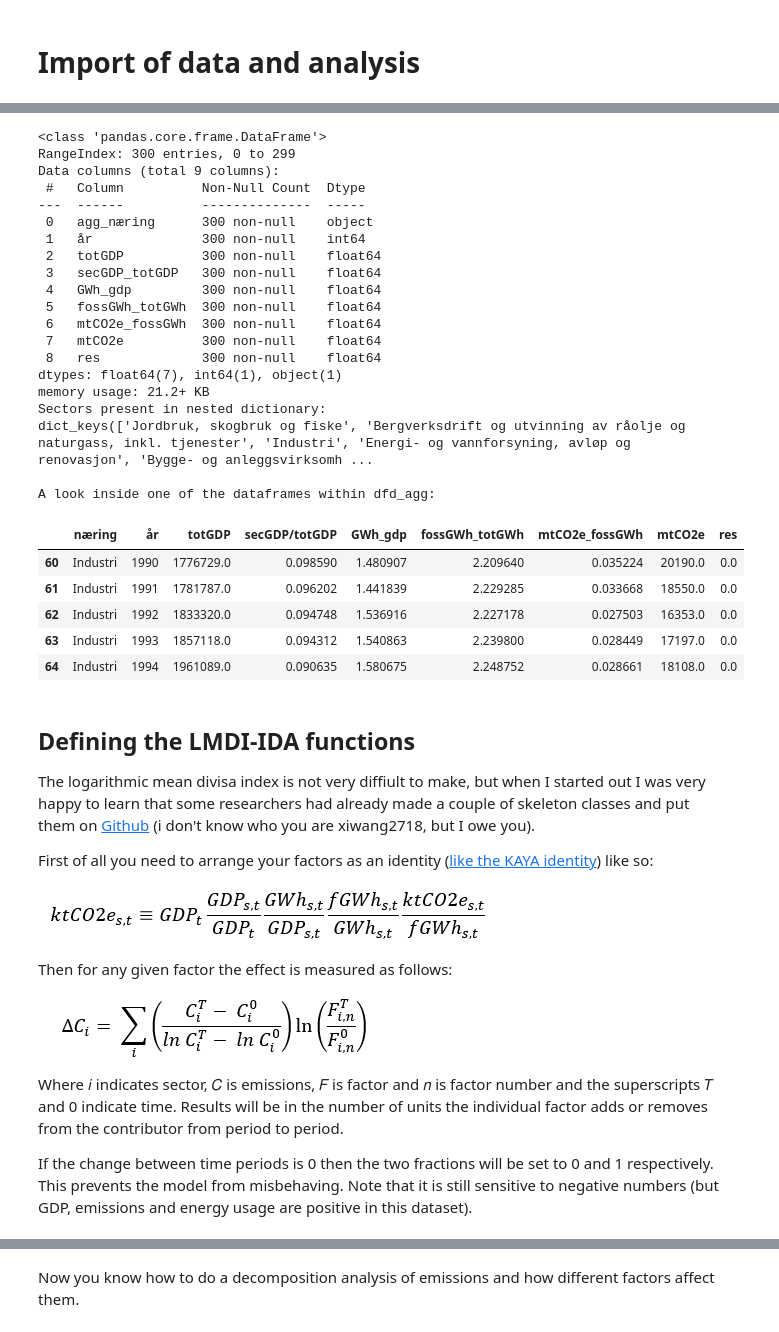
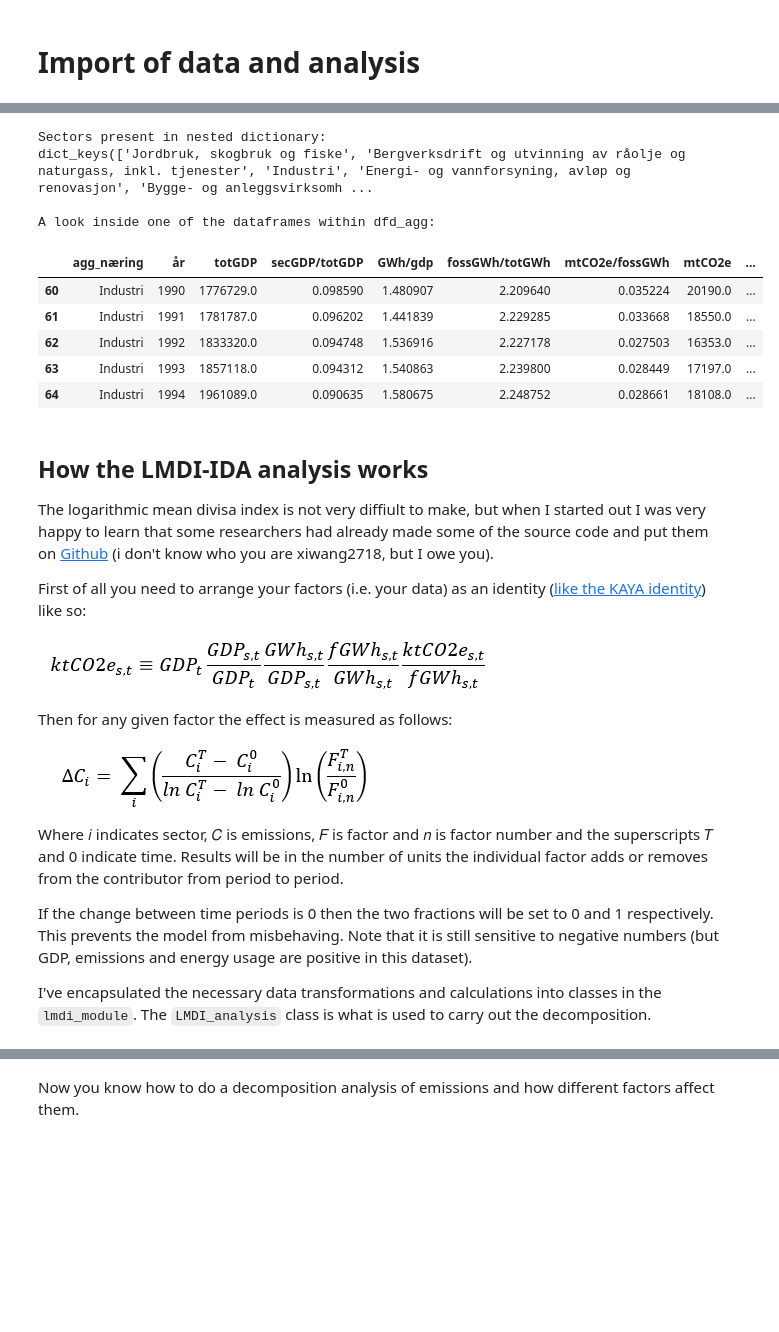
Before and after one commit to benediktgoodman/lmdi-ida-norway, a Jupyter notebook: LMDI-IDA-analysis.ipynb, the cells around one changed output, grey strips where cells are left out. Drawn from its saved outputs; the diff is of its cells as text; code cells hidden in the pictures; blank space fills up the shorter version.

```diff
--- a/LMDI-IDA-analysis.ipynb
+++ b/LMDI-IDA-analysis.ipynb
@@ -104,14 +34,0 @@ This function is necesary to ge the dataset on the right format for the analysis
-# %%
-def df_to_nested_dict(df):
-
-    #create unique list of sectors
-    sectors = df.næring.unique()
-
-    #create a data frame dictionary to store your data frames
-    dfd = {elem : pd.DataFrame for elem in sectors}
-
-    # Create nested dict where each dataframe containing sector number is key
-    for key in dfd.keys():
-        dfd[key] = df[:][df.næring == key]
-
-    return dfd # dict containing dataframes
@@ -140,59 +83,33 @@ def rename_shift_func(df):
 # %%
-df = pd.read_csv('../Data/Ferdige_data/LMDI_ready/sektor_kaya.csv')
-
-#Display variables in raw data, agg_næring indicates which sector data belongs to
-df.info()
-
-# Apply identity assurance function, yields errors if data is not identity
-df = df.pipe(identity_assurance_func)
-
-# Rename columns
-df = df.rename(columns={'agg_næring' : 'næring', 'secGDP_totGDP': 'secGDP/totGDP'})
+# Apply identity assurance function
+df = df.pipe(identity_assurance_func, factors, emissions_col)
 
 # Make nested dict of dataframes with næring as key
-dfd_agg = df_to_nested_dict(df)
+dfd_agg = df_to_nested_dict(df, "agg_næring")
 
-
-print('Sectors present in nested dictionary:')
+print("Sectors present in nested dictionary:")
 print(dfd_agg.keys())
 
 print()
-print('A look inside one of the dataframes within dfd_agg:')
-# A look inside one of the nested dictionaries
-dfd_agg['Industri'].head()
+print("A look inside one of the dataframes within dfd_agg:")
+dfd_agg["Industri"].head()
 # %% [output]
-<class 'pandas.core.frame.DataFrame'>
-RangeIndex: 300 entries, 0 to 299
-Data columns (total 9 columns):
- #   Column          Non-Null Count  Dtype
----  ------          --------------  -----
- 0   agg_næring      300 non-null    object
- 1   år              300 non-null    int64
- 2   totGDP          300 non-null    float64
- 3   secGDP_totGDP   300 non-null    float64
- 4   GWh_gdp         300 non-null    float64
- 5   fossGWh_totGWh  300 non-null    float64
- 6   mtCO2e_fossGWh  300 non-null    float64
- 7   mtCO2e          300 non-null    float64
- 8   res             300 non-null    float64
-dtypes: float64(7), int64(1), object(1)
-memory usage: 21.2+ KB
 Sectors present in nested dictionary:
 dict_keys(['Jordbruk, skogbruk og fiske', 'Bergverksdrift og utvinning av råolje og naturgass, inkl. tjenester', 'Industri', 'Energi- og vannforsyning, avløp og renovasjon', 'Bygge- og anleggsvirksomh ...
 
 A look inside one of the dataframes within dfd_agg:
-|  | næring | år | totGDP | secGDP/totGDP | GWh_gdp | fossGWh_totGWh | mtCO2e_fossGWh | mtCO2e | res |
-| 60 | Industri | 1990 | 1776729.0 | 0.098590 | 1.480907 | 2.209640 | 0.035224 | 20190.0 | 0.0 |
-| 61 | Industri | 1991 | 1781787.0 | 0.096202 | 1.441839 | 2.229285 | 0.033668 | 18550.0 | 0.0 |
-| 62 | Industri | 1992 | 1833320.0 | 0.094748 | 1.536916 | 2.227178 | 0.027503 | 16353.0 | 0.0 |
-| 63 | Industri | 1993 | 1857118.0 | 0.094312 | 1.540863 | 2.239800 | 0.028449 | 17197.0 | 0.0 |
-| 64 | Industri | 1994 | 1961089.0 | 0.090635 | 1.580675 | 2.248752 | 0.028661 | 18108.0 | 0.0 |
+|  | agg_næring | år | totGDP | secGDP/totGDP | GWh/gdp | fossGWh/totGWh | mtCO2e/fossGWh | mtCO2e | ... |
+| 60 | Industri | 1990 | 1776729.0 | 0.098590 | 1.480907 | 2.209640 | 0.035224 | 20190.0 | ... |
+| 61 | Industri | 1991 | 1781787.0 | 0.096202 | 1.441839 | 2.229285 | 0.033668 | 18550.0 | ... |
+| 62 | Industri | 1992 | 1833320.0 | 0.094748 | 1.536916 | 2.227178 | 0.027503 | 16353.0 | ... |
+| 63 | Industri | 1993 | 1857118.0 | 0.094312 | 1.540863 | 2.239800 | 0.028449 | 17197.0 | ... |
+| 64 | Industri | 1994 | 1961089.0 | 0.090635 | 1.580675 | 2.248752 | 0.028661 | 18108.0 | ... |
 # %% [markdown]
-## Defining the LMDI-IDA functions
+## How the LMDI-IDA analysis works
 
-The logarithmic mean divisa index is not very diffiult to make, but when I started out I was very happy to learn that some researchers had already made a couple of skeleton classes and put them on [Github](https://github.com/xiwang2718/PyLMDI) (i don't know who you are xiwang2718, but I owe you).
+The logarithmic mean divisa index is not very diffiult to make, but when I started out I was very happy to learn that some researchers had already made some of the source code and put them on [Github](https://github.com/xiwang2718/PyLMDI) (i don't know who you are xiwang2718, but I owe you).
 
-First of all you need to arrange your factors as an identity ([like the KAYA identity](https://en.wikipedia.org/wiki/Kaya_identity)) like so:
+First of all you need to arrange your factors (i.e. your data) as an identity ([like the KAYA identity](https://en.wikipedia.org/wiki/Kaya_identity)) like so:
 
 ![image-4.png](attachment:image-4.png)
 
@@ -205,3 +122,5 @@ superscripts 𝑇 and 0 indicate time. Results will be in the number of units th
 adds or removes from the contributor from period to period.
 
 If the change between time periods is 0 then the two fractions will be set to 0 and 1 respectively. This prevents the model from misbehaving. Note that it is still sensitive to negative numbers (but GDP, emissions and energy usage are positive in this dataset).
+
+I've encapsulated the necessary data transformations and calculations into classes in the `lmdi_module`. The `LMDI_analysis` class is what is used to carry out the decomposition.
```
Also changed, not shown: parts of 27 cells of this notebook, 8 other files.
